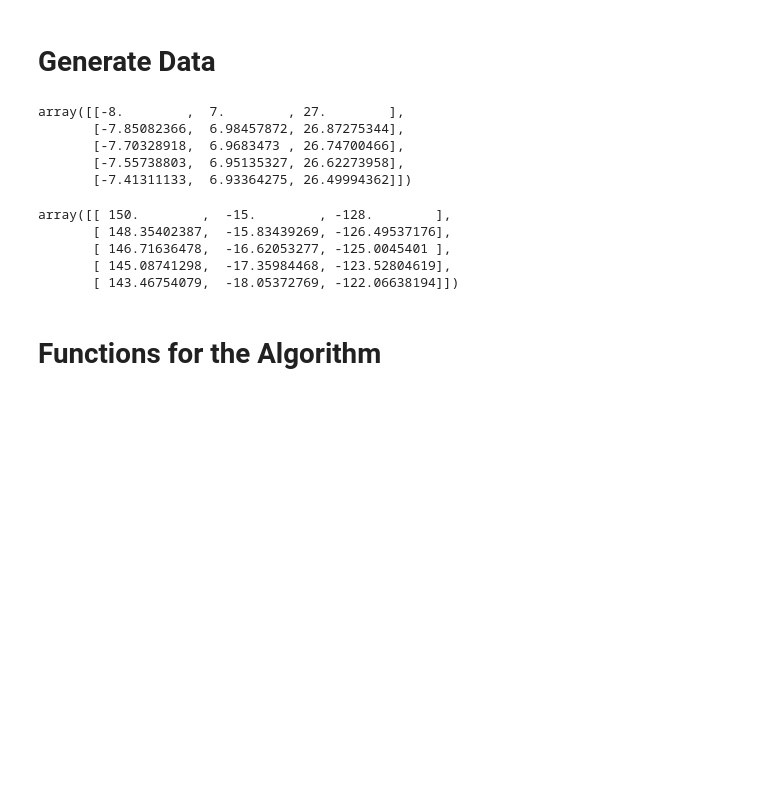
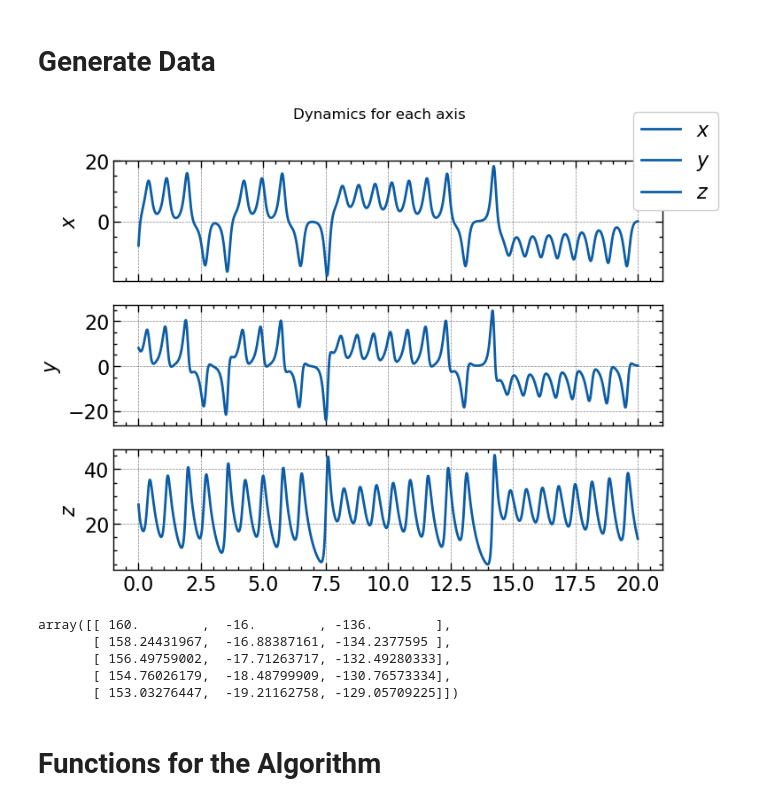
Before and after one commit to sandromikautadze/sindy-thesis, a Jupyter notebook: sindy.ipynb, the cells around one changed output. Cells and saved outputs as stored; diff of their text form; code cells hidden in the pictures; blank space fills up the shorter version.

```diff
--- a/sindy.ipynb
+++ b/sindy.ipynb
@@ -5,11 +17,13 @@ The goal of this file is to implement the algorithm from scratch, applied to the
 # %%
 import numpy as np
 from scipy.integrate import solve_ivp
+import matplotlib.pyplot as plt
+import scienceplots
+plt.style.use(["science", "notebook", "grid"])
 # %% [markdown]
 # Generate Data
 # %%
 # generate data
-
 def lorenz(t, x, sigma=10, beta=8/3, rho=28):
     """
     Lorenz system data
@@ -25,28 +39,36 @@ def lorenz(t, x, sigma=10, beta=8/3, rho=28):
     """
     return [sigma * (x[1] - x[0]), x[0] * (rho - x[2]) - x[1], x[0] * x[1] - beta * x[2]]
 
-x0 = [-8, 7, 27]
+x0 = [-8, 8, 27]
 delta_t= 0.001
 t = np.arange(0, 100, delta_t)
 x = solve_ivp(lorenz, t_span = (t[0], t[-1]), y0 = x0, t_eval=t, rtol = 1e-12, method = "LSODA", atol = 1e-12).y.T
-# %%
-x[:5]
-# %% [output]
-array([[-8.        ,  7.        , 27.        ],
-       [-7.85082366,  6.98457872, 26.87275344],
-       [-7.70328918,  6.9683473 , 26.74700466],
-       [-7.55738803,  6.95135327, 26.62273958],
-       [-7.41311133,  6.93364275, 26.49994362]])
+# %%
+fig, axs = plt.subplots(3, 1, sharex=True)
+ax = axs[0]
+ax.plot(t[:int(20/delta_t)], x[:int(20/delta_t) , 0], label = "$x$") # show up to time t=20
+ax.set_ylabel("$x$")
+ax = axs[1]
+ax.plot(t[:int(20/delta_t)], x[:int(20/delta_t) , 1], label = "$y$")
+ax.set_ylabel("$y$")
+ax = axs[2]
+ax.plot(t[:int(20/delta_t)], x[:int(20/delta_t) , 2], label = "$z$")
+ax.set_ylabel("$z$")
+fig.legend()
+fig.suptitle("Dynamics for each axis")
+plt.tight_layout
+plt.show()
+# %% [output]
+[figure, added]
 # %%
 # derivative
 x_dot = np.array([lorenz(0, x[t]) for t in range(t.size)]) # X'
-x_dot[:5]
 # %% [output]
-array([[ 150.        ,  -15.        , -128.        ],
-       [ 148.35402387,  -15.83439269, -126.49537176],
-       [ 146.71636478,  -16.62053277, -125.0045401 ],
-       [ 145.08741298,  -17.35984468, -123.52804619],
-       [ 143.46754079,  -18.05372769, -122.06638194]])
+array([[ 160.        ,  -16.        , -136.        ],
+       [ 158.24431967,  -16.88387161, -134.2377595 ],
+       [ 156.49759002,  -17.71263717, -132.49280333],
+       [ 154.76026179,  -18.48799909, -130.76573334],
+       [ 153.03276447,  -19.21162758, -129.05709225]])
 # %% [markdown]
 # Functions for the Algorithm
 # %%
```
Also changed, not shown: parts of 4 cells of this notebook.
